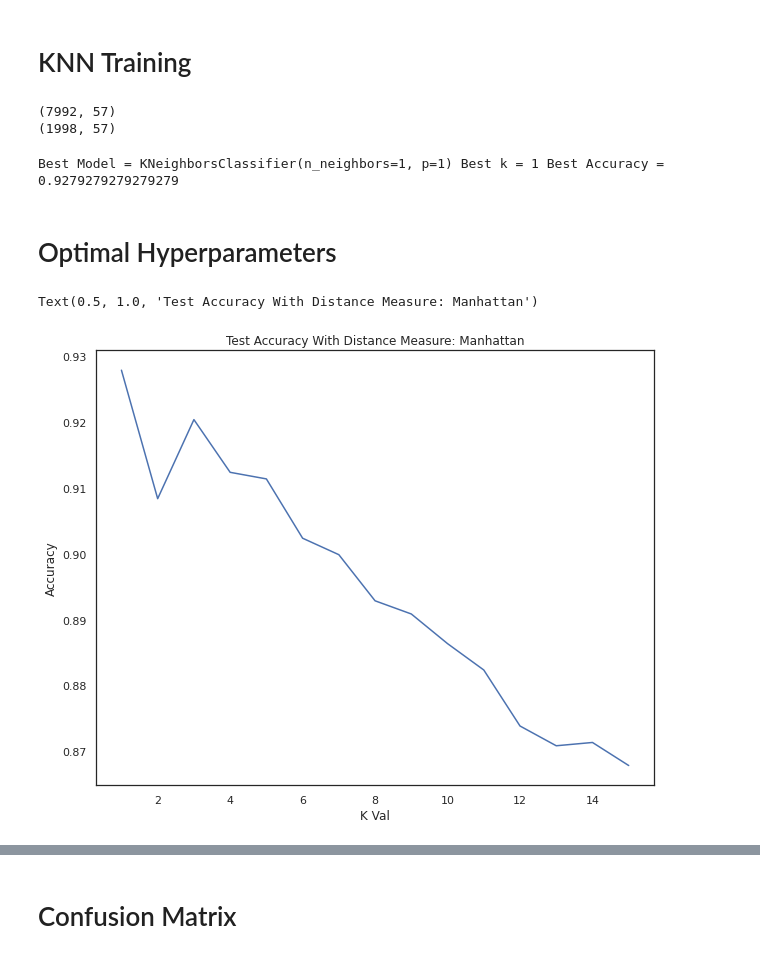
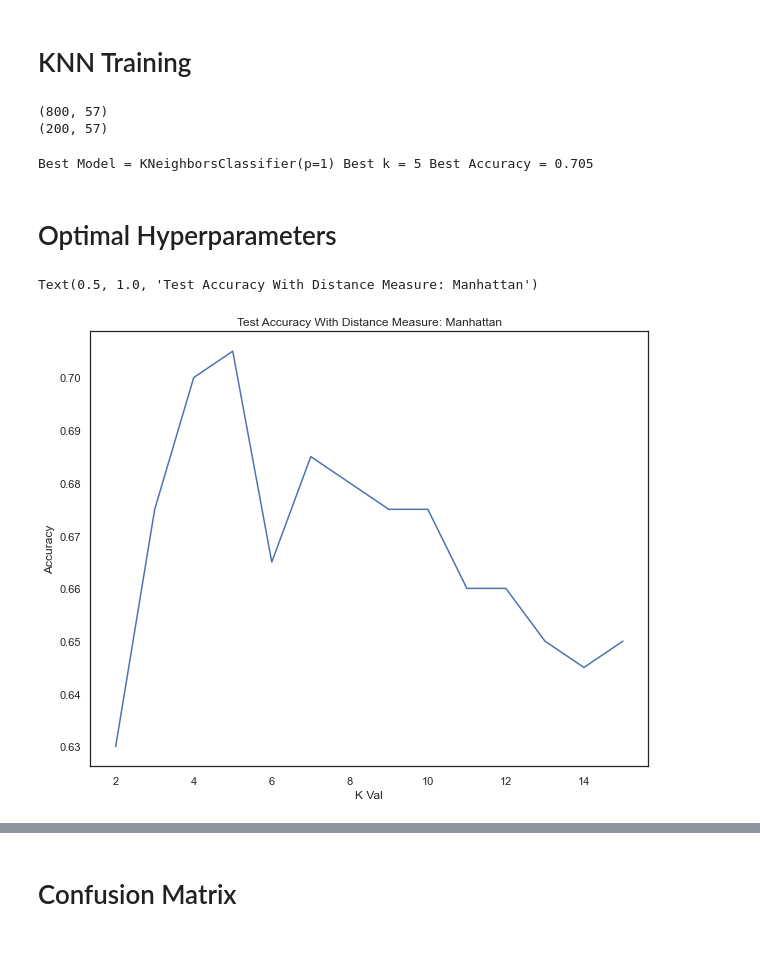
Before and after one commit to the-data-science-union/DSU-F2021-MGC, a Jupyter notebook: Modelling/ethan-KNN.ipynb, the cells around one changed output, grey strips where cells are left out. Drawn from its saved outputs; the diff is of its cells as text; code cells hidden in the pictures.

Commit message:
clean modeling notebooks

```diff
--- a/Modelling/ethan-KNN.ipynb
+++ b/Modelling/ethan-KNN.ipynb
@@ -16,7 +16,7 @@ sns.set(style='white', context='notebook', rc={'figure.figsize':(10,8)})
 # %% [markdown]
 # Label/Feature Split
 # %%
-df = pd.read_csv('../features_3_sec.csv')
+df = pd.read_csv('../features_30_sec.csv')
 
 labels_series = df['label']
 features_df = df.drop(['filename','length','label'], axis=1)
@@ -52,8 +52,8 @@ X_train,X_test,y_train,y_test = train_test_split(features_scaled_df, labels_seri
 print(X_train.shape)
 print(X_test.shape)
 # %% [output]
-(7992, 57)
-(1998, 57)
+(800, 57)
+(200, 57)
 # %%
 scores_list1 = []
 scores_list2 = []
@@ -62,7 +62,7 @@ best_accuracy = 0
 kstar = None
 pstar = None
 for p in range(1,3):
-    for k in range(1,16):
+    for k in range(2,16):
         knn = KNeighborsClassifier(n_neighbors=k, p=p)
         knn.fit(X_train,y_train)
         y_pred=knn.predict(X_test)
@@ -78,15 +78,15 @@ for p in range(1,3):
             pstar = p
 print(f'Best Model = {best_model} Best k = {kstar} Best Accuracy = {best_accuracy}')
 # %% [output]
-Best Model = KNeighborsClassifier(n_neighbors=1, p=1) Best k = 1 Best Accuracy = 0.9279279279279279
+Best Model = KNeighborsClassifier(p=1) Best k = 5 Best Accuracy = 0.705
 # %% [markdown]
 # Optimal Hyperparameters
 # %%
-plt.plot(range(1,16),scores_list1)
+plt.plot(range(2,16),scores_list1)
 plt.xlabel('K Val')
 plt.ylabel('Accuracy')
 plt.title('Test Accuracy With Distance Measure: Manhattan')
 # %% [output]
 Text(0.5, 1.0, 'Test Accuracy With Distance Measure: Manhattan')
-[figure, old version]
+[figure, new version]
 # %%
```
Also changed, not shown: parts of 6 cells of this notebook, 4 other files.
